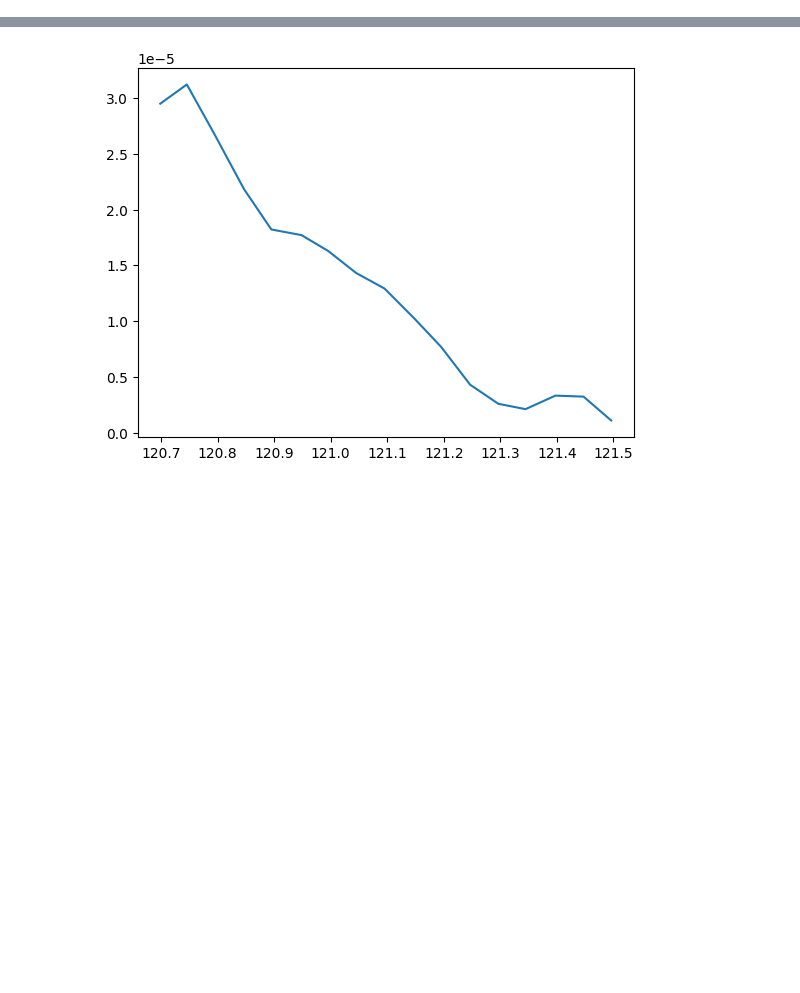
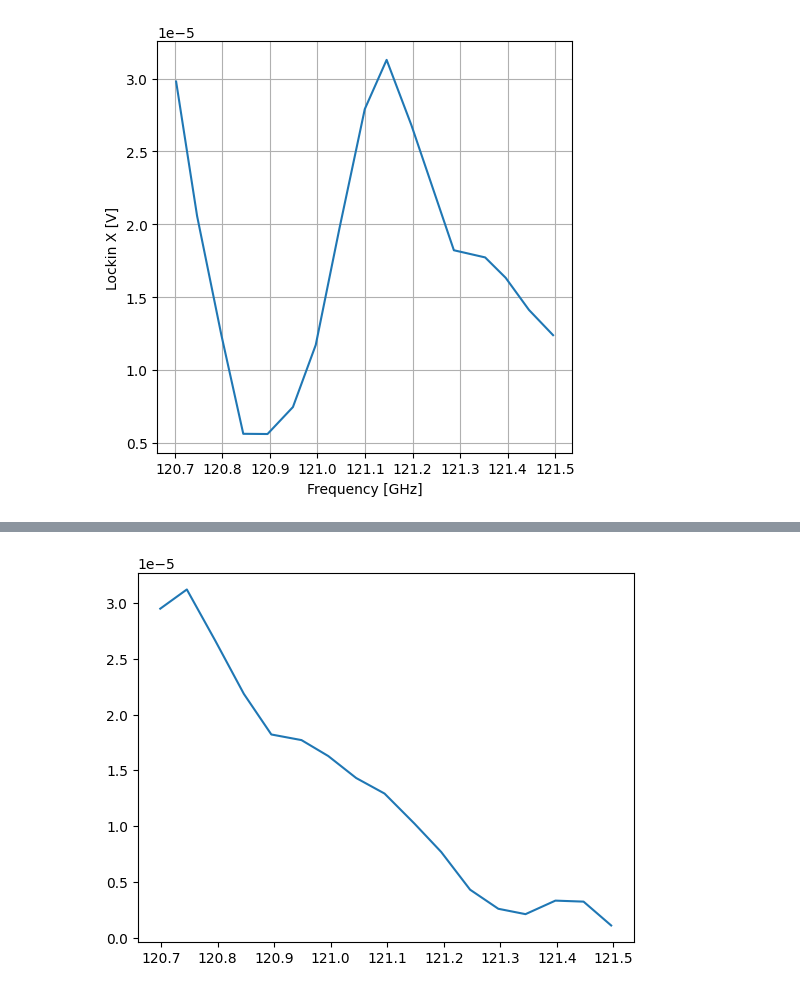
Before and after one commit to jacornelison/PROWLS-Control, a Jupyter notebook: Scripts/prowlscontrol_class_test_notebook.ipynb, the cells around one changed output, grey strips where cells are left out. Saved outputs shown, nothing was run; the diff lists cells and outputs as text; code cells hidden in the pictures; blank space fills up the shorter version.

```diff
--- a/Scripts/prowlscontrol_class_test_notebook.ipynb
+++ b/Scripts/prowlscontrol_class_test_notebook.ipynb
@@ -42,2 +57,15 @@ pc.laser_toggle_off()
 # %%
-pc.io.load_multiscan('..\\Data\\Multiscans\\multiscan_data_07082025_100146.pkl')
+import numpy as np
+from ProwlsControl import ProwlsControl
+import matplotlib.pyplot as plt
+pc = ProwlsControl(connect=False)
+pc.io.load_multiscan('..\\Data\\Multiscans\\multiscan_data_27Jul2025.pkl')
+#pc.io.load_multiscan('..\\Data\\Multiscans\\multiscan_data_18042025_120000.pkl')
+idx = range(200,300)
+idx = [5]
+fig1 = pc.plot.plot_multiscan(fignum=1,iloc=idx);
+#pc.tools.fit_freq_shift(refidx=None,iloc=idx)
+#fig2 = pc.plot.plot_multiscan(fignum=2,apply_corr=True,iloc=idx);
+pc.tools.collect_multiscan_and_fits()
+# %% [output]
+[figure, added]
```
Also changed, not shown: parts of 7 cells of this notebook, 10 other files.
